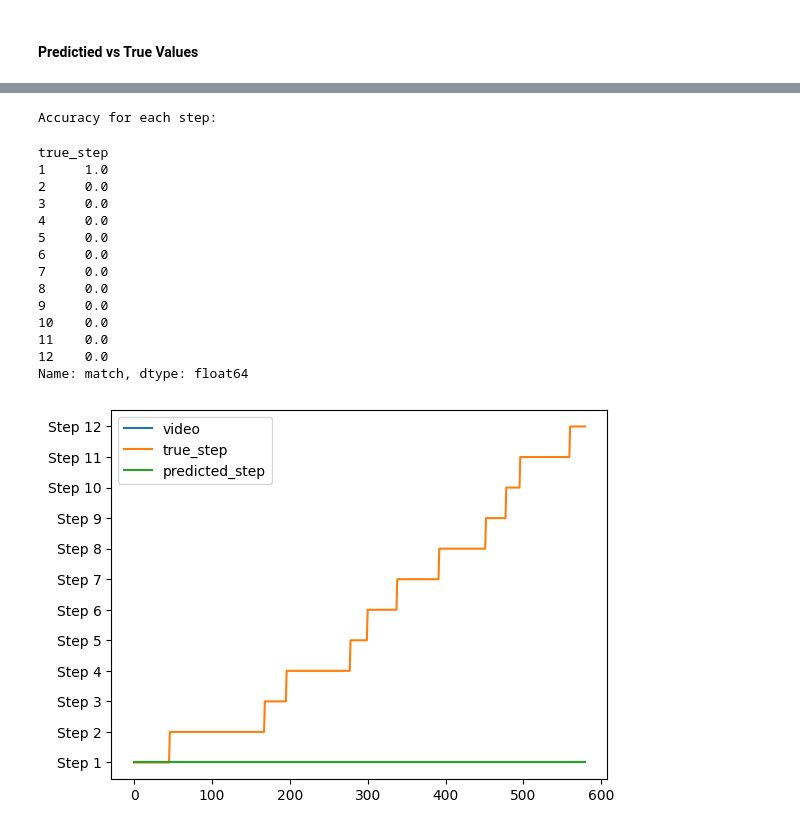
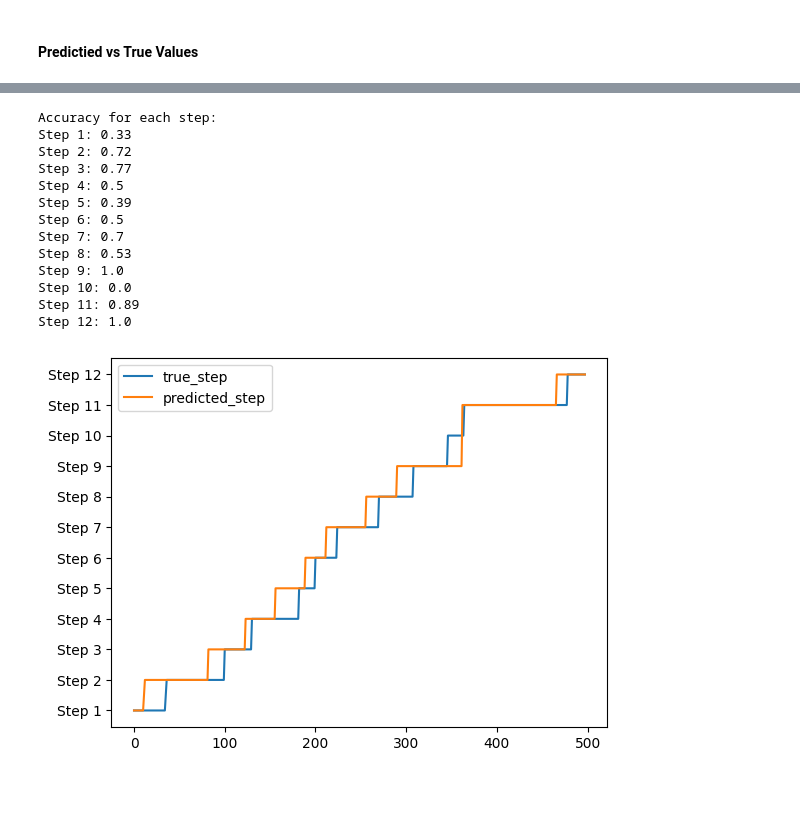
Before and after one commit to VIDA-NYU/tim-reasoning, a Jupyter notebook: scripts/evaluations/steps_recognition_analizer.ipynb, the cells around one changed output, grey strips where cells are left out. Cells and saved outputs as stored; diff of their text form; code cells hidden in the pictures; blank space fills up the shorter version.

```diff
--- a/scripts/evaluations/steps_recognition_analizer.ipynb
+++ b/scripts/evaluations/steps_recognition_analizer.ipynb
@@ -45,36 +45,34 @@ Average accuracy: 0.07931034482758621
 # %%
 results['match'] = results['predicted_step'].eq(results['true_step'])
-dfa = results.groupby('true_step')['match'].mean().round(2)
+performance_by_step = results.groupby('true_step')['match'].mean().round(2)
 print('Accuracy for each step:')
-dfa
+for step_id, step_performance in enumerate(performance_by_step, 1):
+    print(f'Step {step_id}: {step_performance}')
 # %% [output]
 Accuracy for each step:
+Step 1: 0.33
+Step 2: 0.72
+Step 3: 0.77
+Step 4: 0.5
+Step 5: 0.39
+Step 6: 0.5
+Step 7: 0.7
+Step 8: 0.53
+Step 9: 1.0
+Step 10: 0.0
+Step 11: 0.89
+Step 12: 1.0
-true_step
-1     1.0
-2     0.0
-3     0.0
-4     0.0
-5     0.0
-6     0.0
-7     0.0
-8     0.0
-9     0.0
-10    0.0
-11    0.0
-12    0.0
-Name: match, dtype: float64
 # %%
-video_id = results['video'].unique()[0]
+video_id = results['task_index'].unique()[0]
 if video_id == 'all':
     video_results = results
 else:
-    video_results = results[results['video'] == video_id]
-
-axes = video_results.plot()
+    video_results = results[results['task_index'] == video_id]
+axes = video_results[['true_step', 'predicted_step']].plot()
 axes.set_yticks([i+1 for i in range(len(recipe_steps))], labels=recipe_steps.keys())
 axes;
 # %% [output]
-[figure, old version]
+[figure, new version]
 # %%
 pp_matrix_from_data(video_results['true_step'], video_results['predicted_step'], columns=video_results['true_step'].unique().tolist())
 # %% [output]
```
Also changed, not shown: parts of 2 cells of this notebook.
